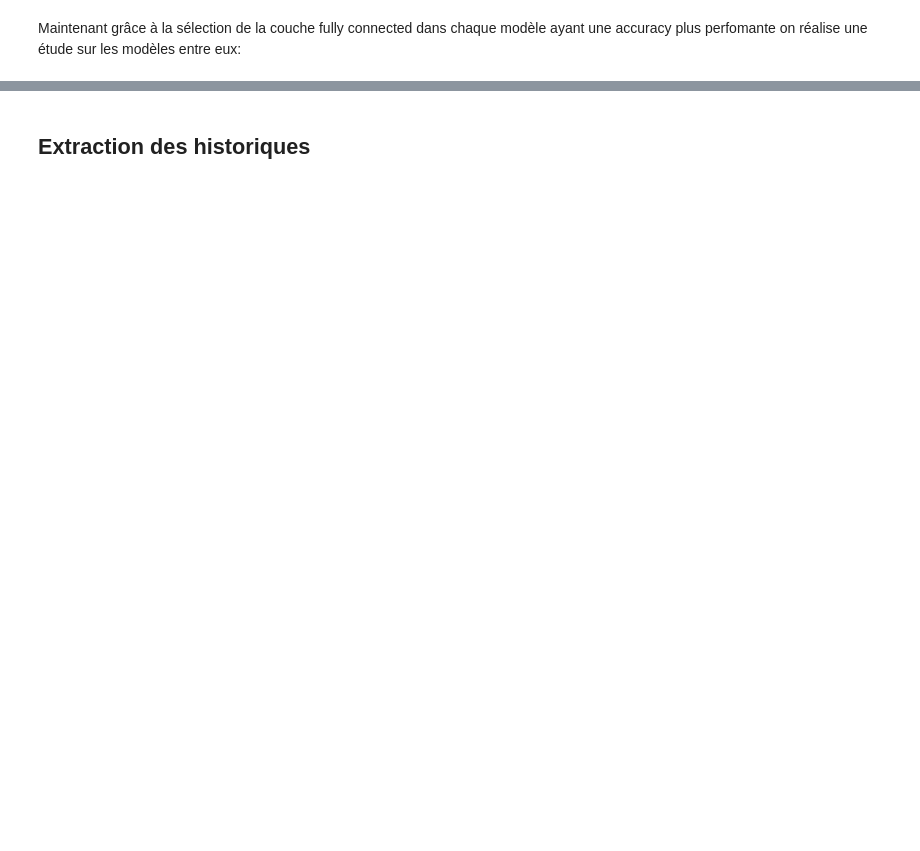
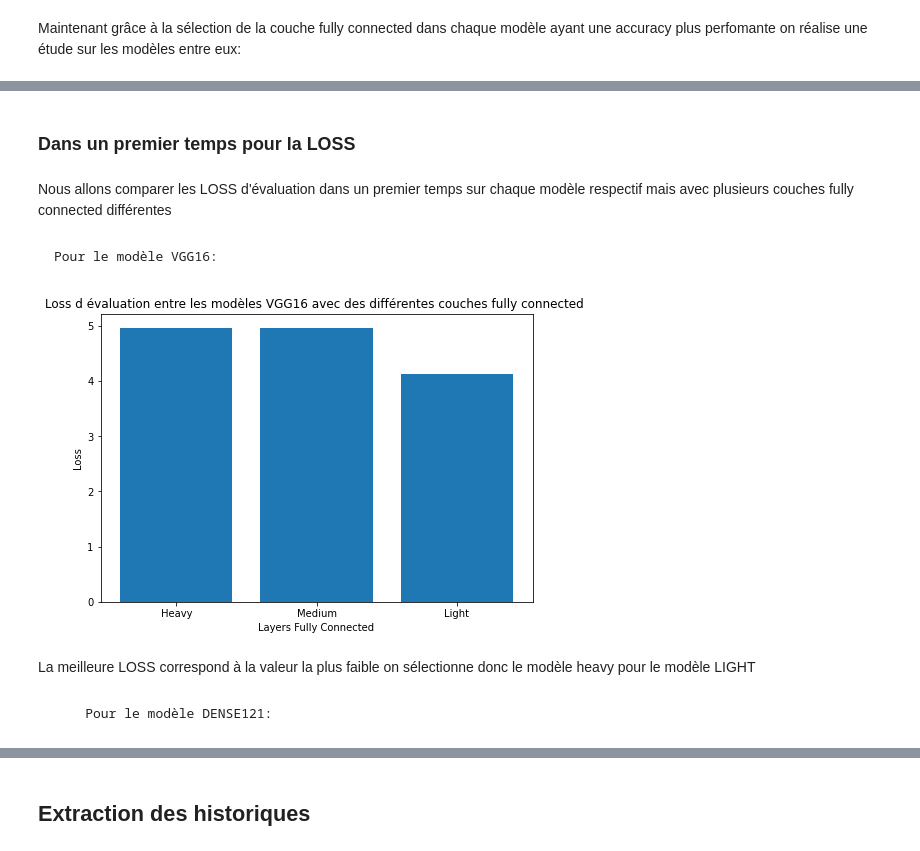
Before and after one commit to C19-Analyser/COVID_NORMAL_modelNotebook, a Jupyter notebook: allModelCompare.ipynb, the cells around one changed output, grey strips where cells are left out. Saved outputs shown, nothing was run; the diff lists cells and outputs as text; code cells hidden in the pictures; blank space fills up the shorter version.

```diff
--- a/allModelCompare.ipynb
+++ b/allModelCompare.ipynb
@@ -209,0 +290,22 @@ Maintenant grâce à la sélection de la couche fully connected dans chaque mod
+# %% [markdown]
+### Dans un premier temps pour la LOSS
+# %% [markdown]
+Nous allons comparer les LOSS d'évaluation dans un premier temps sur chaque modèle respectif mais avec plusieurs couches fully connected différentes
+# %% [markdown]
+    Pour le modèle VGG16:
+# %%
+fig = plt.figure()
+ax = fig.add_axes([0,0,1,1])
+labels = ['Heavy', 'Medium','Light']
+values = [eval_test_VGG16_heavy[0],eval_test_VGG16_medium[0],eval_test_VGG16_light[0]]
+ax.bar(labels,values)
+plt.title('Loss d évaluation entre les modèles VGG16 avec des différentes couches fully connected ')
+plt.xlabel('Layers Fully Connected')
+plt.ylabel('Loss')
+plt.show()
+# %% [output]
+[figure, added]
+# %% [markdown]
+La meilleure LOSS correspond à la valeur la plus faible on sélectionne donc le modèle heavy pour le modèle LIGHT
+# %% [markdown]
+        Pour le modèle DENSE121:
```
Also changed, not shown: parts of 42 cells of this notebook.
